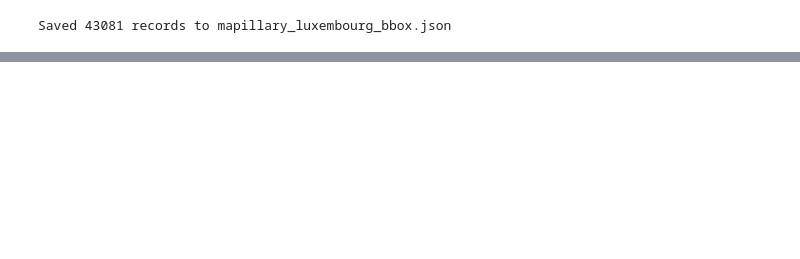
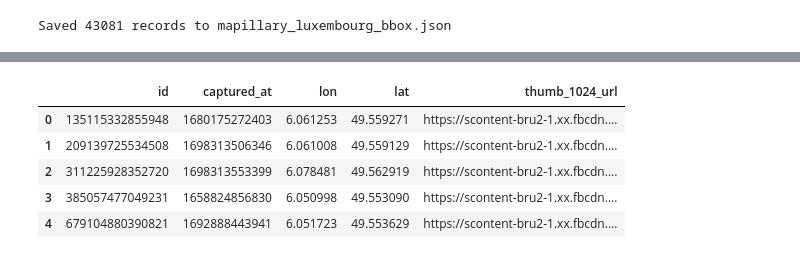
Before and after one commit to dariadementeva/NQ_Working, a Jupyter notebook: mapillary_streetscapes_lux_city_new.ipynb, the cells around one changed output, grey strips where cells are left out. Saved outputs shown, nothing was run; the diff lists cells and outputs as text; code cells hidden in the pictures; blank space fills up the shorter version.

```diff
--- a/mapillary_streetscapes_lux_city_new.ipynb
+++ b/mapillary_streetscapes_lux_city_new.ipynb
@@ -261,0 +177,76 @@ HTTPError: 504 Server Error: Gateway Timeout for url: https://scontent-bru2-1.xx
+# %%
+# Create a csv for geocoding, keep ids, lon and lats, timestamps and urls
+
+JSON_PATH = "/content/mapillary_luxembourg_bbox.json"
+OUT_CSV = "/content/mapillary_all_43k_coords.csv"
+
+with open(JSON_PATH, "r", encoding="utf-8") as f:
+    data = json.load(f)
+
+features = data["features"] if isinstance(data, dict) and "features" in data else data
+print("Total features:", len(features))
+
+rows = []
+skipped = 0
+missing_url = 0
+
+for feat in features:
+    image_id = ( # get ID
+        feat.get("id") or
+        feat.get("image_id") or
+        feat.get("properties", {}).get("id")
+    )
+
+    geom = feat.get("geometry", {}) # get geometry
+    coords = geom.get("coordinates")
+
+    #
+    thumb_url = ( # get url
+        feat.get("thumb_1024_url") or
+        feat.get("thumb_2048_url") or
+        feat.get("url")
+    )
+
+
+    captured_at = ( # get timestamp
+        feat.get("captured_at") or
+        feat.get("properties", {}).get("captured_at") or
+        feat.get("properties", {}).get("timestamp") or
+        ""
+    )
+
+    if image_id is None or not isinstance(coords, list) or len(coords) != 2:
+        skipped += 1
+        continue
+
+    if not thumb_url:
+        missing_url += 1
+        thumb_url = ""
+
+    lon, lat = coords
+
+    rows.append({
+        "id": str(image_id),
+        "captured_at": captured_at,
+        "lon": float(lon),
+        "lat": float(lat),
+        "thumb_1024_url": thumb_url
+    })
+
+df = (
+    pd.DataFrame(rows)
+    .drop_duplicates(subset=["id"])
+    .reset_index(drop=True)
+)
+
+df.to_csv(OUT_CSV, index=False)
+
+print("Saved:", OUT_CSV)
+print({
+    "rows_written": len(df),
+    "skipped_invalid": skipped,
+    "missing_url": missing_url
+})
+
+df.head()
+# %% [output]
@@ -261,0 +256,6 @@ HTTPError: 504 Server Error: Gateway Timeout for url: https://scontent-bru2-1.xx
+|  | id | captured_at | lon | lat | thumb_1024_url |
+| 0 | 135115332855948 | 1680175272403 | 6.061253 | 49.559271 | https://scontent-bru2-1.xx.fbcdn.... |
+| 1 | 209139725534508 | 1698313506346 | 6.061008 | 49.559129 | https://scontent-bru2-1.xx.fbcdn.... |
+| 2 | 311225928352720 | 1698313553399 | 6.078481 | 49.562919 | https://scontent-bru2-1.xx.fbcdn.... |
+| 3 | 385057477049231 | 1658824856830 | 6.050998 | 49.553090 | https://scontent-bru2-1.xx.fbcdn.... |
+| 4 | 679104880390821 | 1692888443941 | 6.051723 | 49.553629 | https://scontent-bru2-1.xx.fbcdn.... |
```
Also changed, not shown: parts of 20 cells of this notebook.
